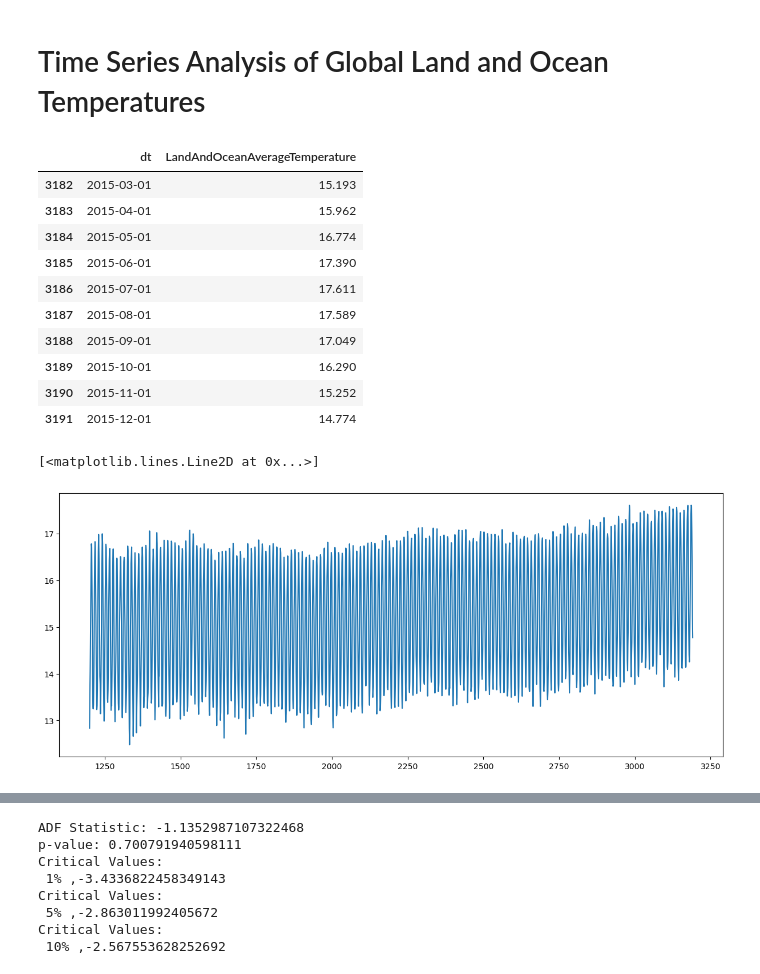
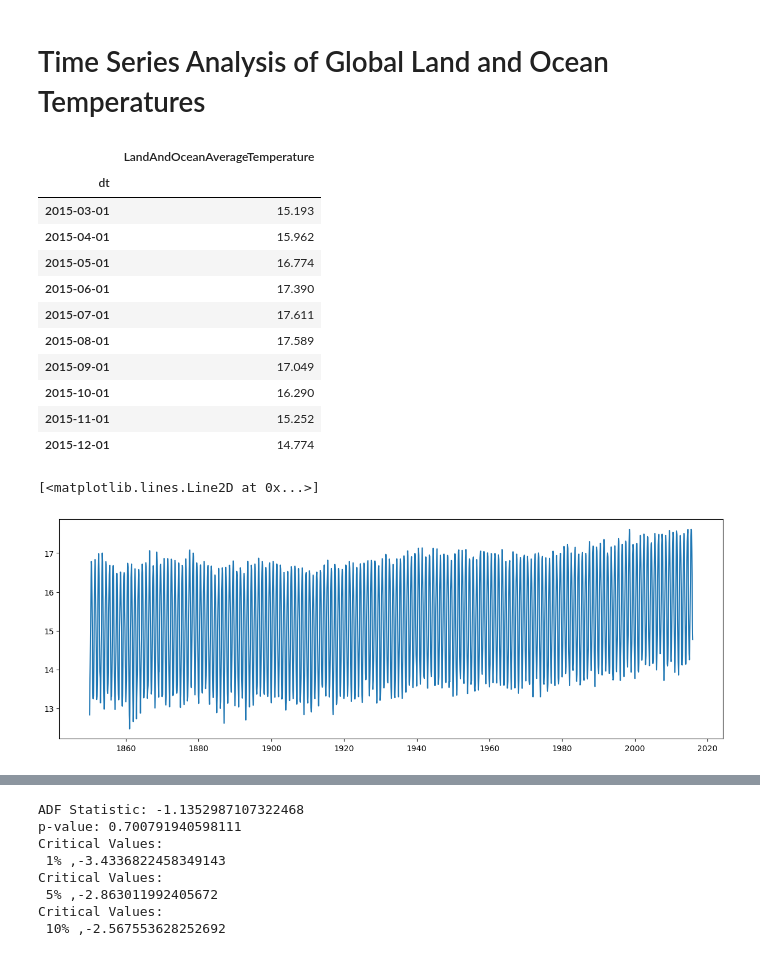
Before and after one commit to AndrewKranny/ClimateAnalysis, a Jupyter notebook: ClimateTimeSeriesAnalysis.ipynb, the cells around one changed output, grey strips where cells are left out. Saved outputs shown, nothing was run; the diff lists cells and outputs as text; code cells hidden in the pictures.

```diff
--- a/ClimateTimeSeriesAnalysis.ipynb
+++ b/ClimateTimeSeriesAnalysis.ipynb
@@ -11,7 +13,7 @@ from statsmodels.tsa.stattools import adfuller
 # %%
 # Importing the Datasets
 Citytemp = pd.read_csv('Data/GlobalLandTemperaturesByCity.csv', parse_dates=['dt'], index_col='dt')
-GlobalTemperatures = pd.read_csv('Data/GlobalTemperatures.csv', parse_dates=['dt'])
+GlobalTemperatures = pd.read_csv('Data/GlobalTemperatures.csv', parse_dates=['dt'], index_col='dt')
 # %%
 Citytemp.tail(10)
 # %% [output]
@@ -60,5 +63,5 @@ Citytemp_cincy.tail(10)
 # %%
-plt.rcParams.update({'figure.figsize': (15,6)})
-plt.plot(Citytemp_cincy['AverageTemperature'])
+plt.rcParams.update({'figure.figsize': (15,5)})
+plt.plot(Citytemp_cincy.tail(2919)['AverageTemperature'])
 # %% [output]
 [<matplotlib.lines.Line2D at 0x...>]
@@ -254,24 +260,25 @@ OceanDrop = ['LandAverageTemperature',
 GlobalTemperaturesOcean.drop(OceanDrop, inplace=True, axis=1)
 GlobalTemperaturesOcean.tail(10)
 # %% [output]
-|  | dt | LandAndOceanAverageTemperature |
-| 3182 | 2015-03-01 | 15.193 |
-| 3183 | 2015-04-01 | 15.962 |
-| 3184 | 2015-05-01 | 16.774 |
-| 3185 | 2015-06-01 | 17.390 |
-| 3186 | 2015-07-01 | 17.611 |
-| 3187 | 2015-08-01 | 17.589 |
-| 3188 | 2015-09-01 | 17.049 |
-| 3189 | 2015-10-01 | 16.290 |
-| 3190 | 2015-11-01 | 15.252 |
-| 3191 | 2015-12-01 | 14.774 |
+|  | LandAndOceanAverageTemperature |
+| dt |  |
+| 2015-03-01 | 15.193 |
+| 2015-04-01 | 15.962 |
+| 2015-05-01 | 16.774 |
+| 2015-06-01 | 17.390 |
+| 2015-07-01 | 17.611 |
+| 2015-08-01 | 17.589 |
+| 2015-09-01 | 17.049 |
+| 2015-10-01 | 16.290 |
+| 2015-11-01 | 15.252 |
+| 2015-12-01 | 14.774 |
 # %%
 # Analysis of Global Land and Ocean Temperatures
-plt.rcParams.update({'figure.figsize': (15,6)})
+plt.rcParams.update({'figure.figsize': (15,5)})
 plt.plot(GlobalTemperaturesOcean['LandAndOceanAverageTemperature'])
 # %% [output]
 [<matplotlib.lines.Line2D at 0x...>]
-[figure, old version]
+[figure, new version]
 # %%
 # This plot has an even more drastic uptrend in comparison to the plot for just Global Land temperatures, which shows
 # that the oceans are warming at a rate quicker than Land
```
Also changed, not shown: parts of 15 cells of this notebook.
